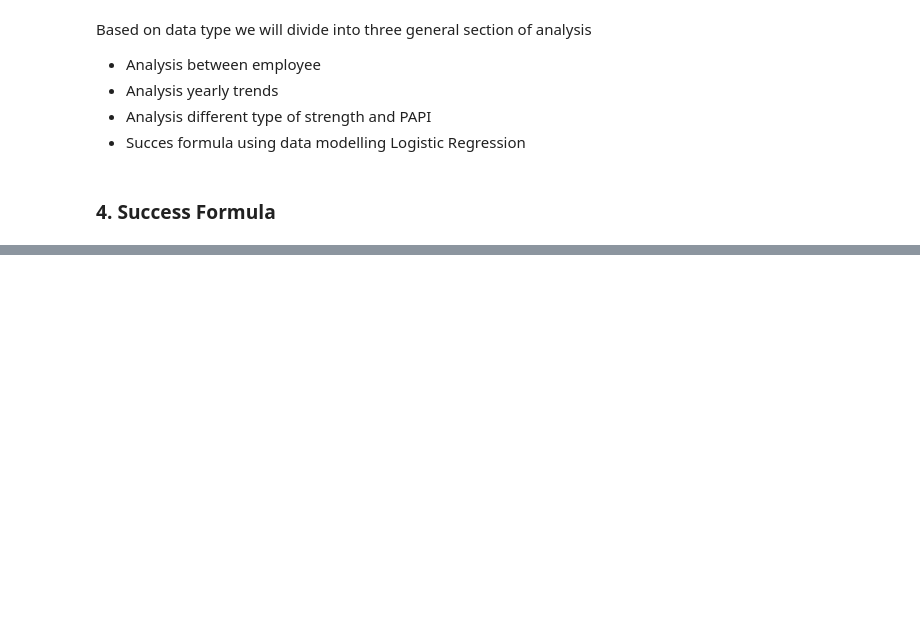
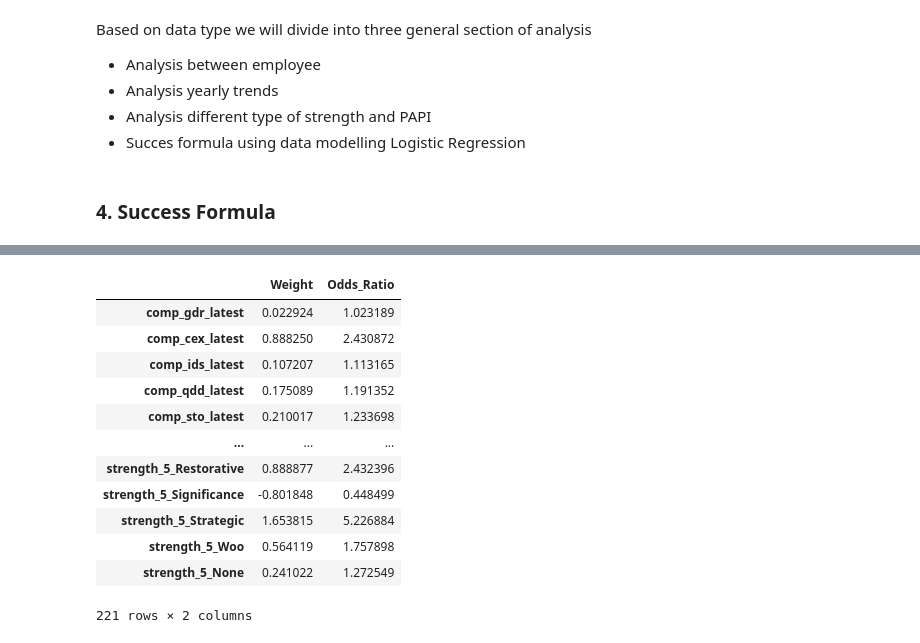
Before and after one commit to Jauhar-Hakim/tmi, a Jupyter notebook: task1.ipynb, the cells around one changed output, grey strips where cells are left out. Saved outputs shown, nothing was run; the diff lists cells and outputs as text; code cells hidden in the pictures; blank space fills up the shorter version.

```diff
--- a/task1.ipynb
+++ b/task1.ipynb
@@ -710,0 +1122,16 @@ df['performer_group'] = df['is_top_performer'].apply(lambda x: 'Top Performer (5
+# %%
+significant_drivers
+# %% [output]
+|  | Weight | Odds_Ratio |
+| comp_gdr_latest | 0.022924 | 1.023189 |
+| comp_cex_latest | 0.888250 | 2.430872 |
+| comp_ids_latest | 0.107207 | 1.113165 |
+| comp_qdd_latest | 0.175089 | 1.191352 |
+| comp_sto_latest | 0.210017 | 1.233698 |
+| ... | ... | ... |
+| strength_5_Restorative | 0.888877 | 2.432396 |
+| strength_5_Significance | -0.801848 | 0.448499 |
+| strength_5_Strategic | 1.653815 | 5.226884 |
+| strength_5_Woo | 0.564119 | 1.757898 |
+| strength_5_None | 0.241022 | 1.272549 |
+221 rows × 2 columns
```
Also changed, not shown: parts of 16 cells of this notebook, 3 other files.
